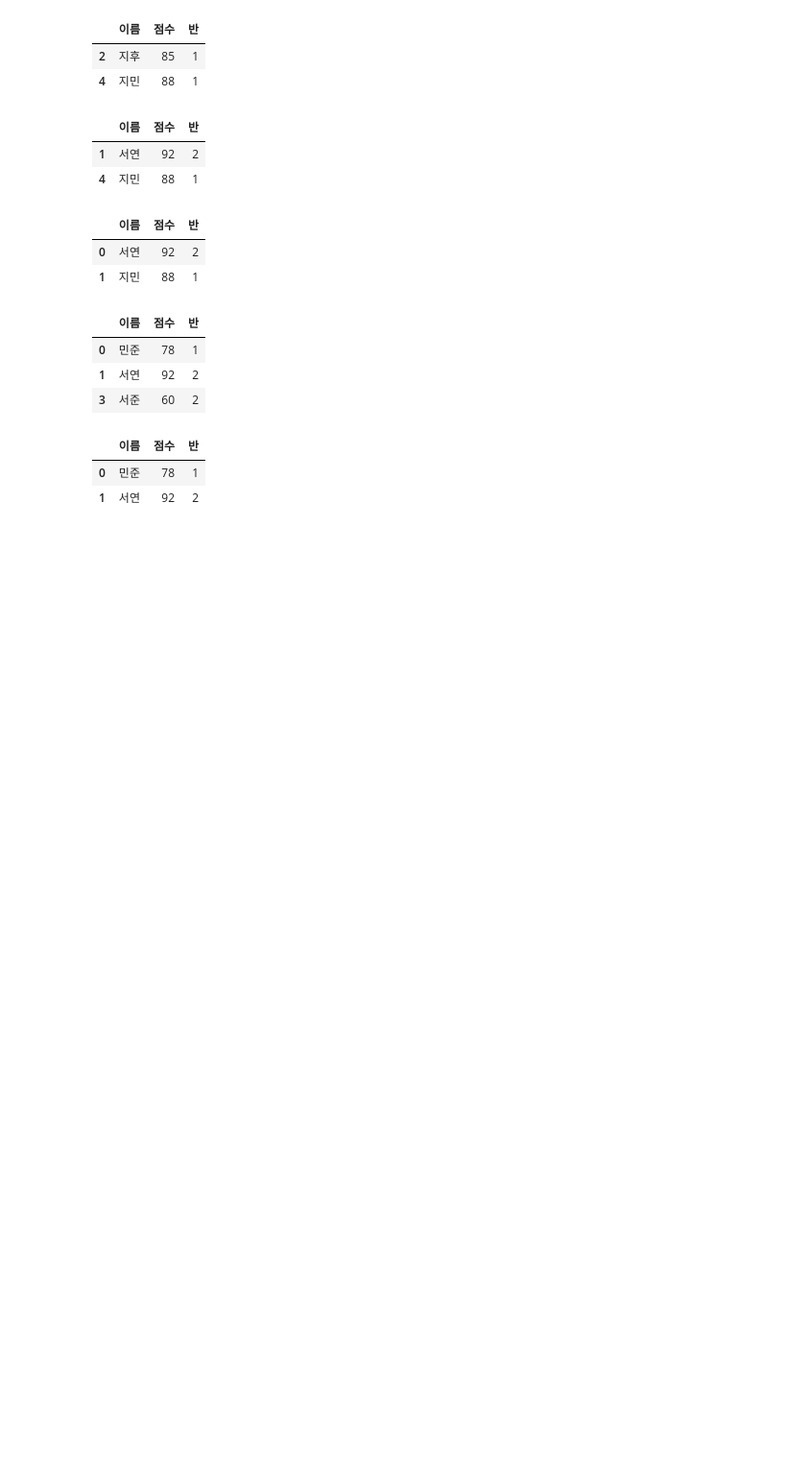
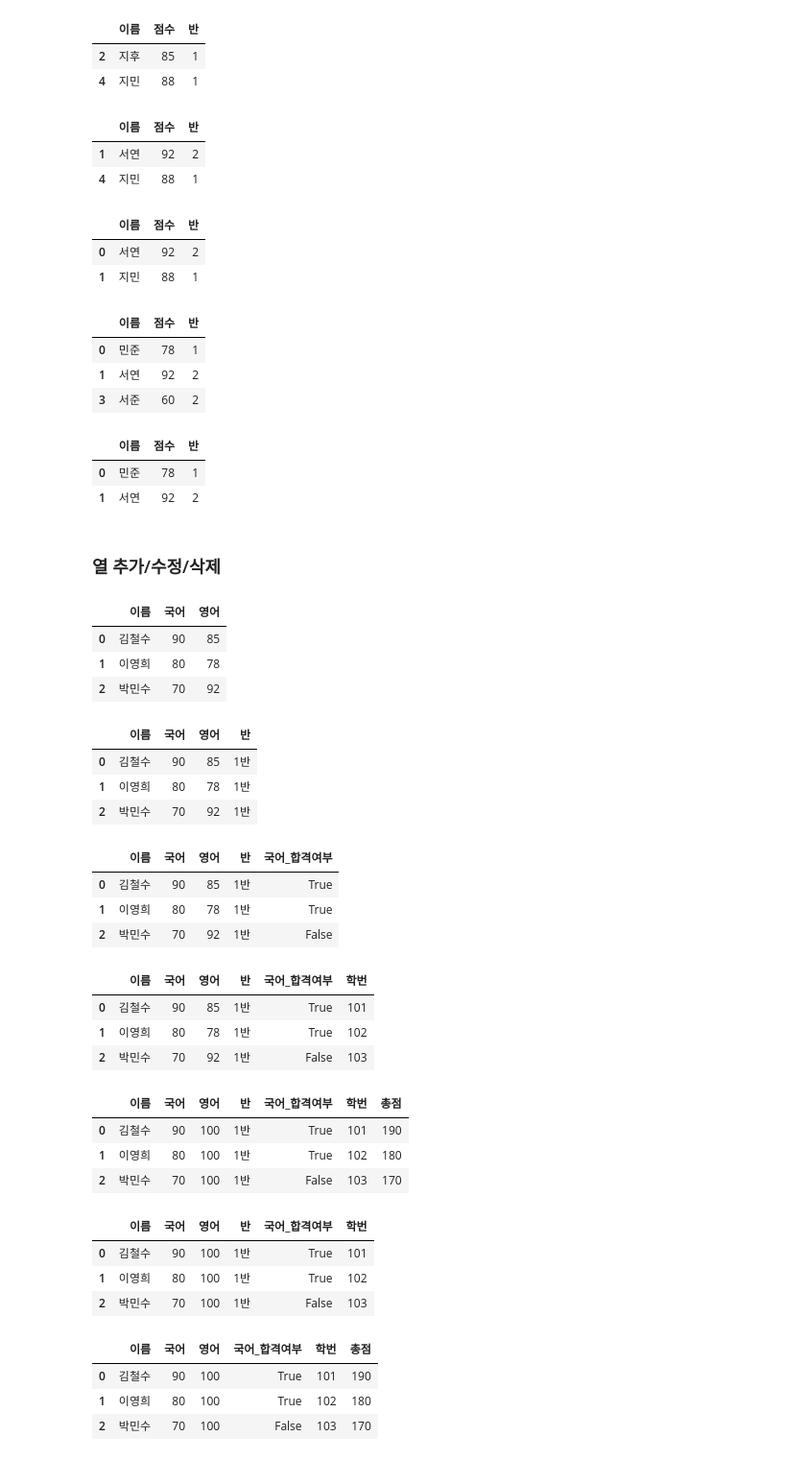
Before and after one commit to taehun96/python-library, a Jupyter notebook: notes/05_pandas(2).ipynb, the cells around one changed output. Shown: that part at 96% size. Cells and saved outputs as stored; diff of their text form; code cells hidden in the pictures; blank space fills up the shorter version.

```diff
--- a/notes/05_pandas(2).ipynb
+++ b/notes/05_pandas(2).ipynb
@@ -151,3 +151,65 @@ df_6
 |  | 이름 | 점수 | 반 |
 | 0 | 민준 | 78 | 1 |
 | 1 | 서연 | 92 | 2 |
+# %% [markdown]
+### 열 추가/수정/삭제
+# %%
+# 열 추가
+# df["컬럼명"] = "값"
+# 컬럼이 존재하면 수정 / 컬럼이 존재하지 않으면 추가
+df = pd.DataFrame({
+    '이름': ['김철수', '이영희', '박민수'],
+    '국어': [90, 80, 70],
+    '영어': [85, 78, 92]
+})
+df
+# %% [output]
+|  | 이름 | 국어 | 영어 |
+| 0 | 김철수 | 90 | 85 |
+| 1 | 이영희 | 80 | 78 |
+| 2 | 박민수 | 70 | 92 |
+# %%
+# 같은 값을 한번에 추가
+df["반"] = "1반"
+df
+# %% [output]
+|  | 이름 | 국어 | 영어 | 반 |
+| 0 | 김철수 | 90 | 85 | 1반 |
+| 1 | 이영희 | 80 | 78 | 1반 |
+| 2 | 박민수 | 70 | 92 | 1반 |
+# %%
+# 조건문을 통한 추가
+df["국어_합격여부"] = df["국어"] >= 80
+df
+# %% [output]
+|  | 이름 | 국어 | 영어 | 반 | 국어_합격여부 |
+| 0 | 김철수 | 90 | 85 | 1반 | True |
+| 1 | 이영희 | 80 | 78 | 1반 | True |
+| 2 | 박민수 | 70 | 92 | 1반 | False |
+# %%
+# 리스트/시리즈를 통한 열 추가
+df["학번"] = [101, 102, 103]
+df
+# %% [output]
+|  | 이름 | 국어 | 영어 | 반 | 국어_합격여부 | 학번 |
+| 0 | 김철수 | 90 | 85 | 1반 | True | 101 |
+| 1 | 이영희 | 80 | 78 | 1반 | True | 102 |
+| 2 | 박민수 | 70 | 92 | 1반 | False | 103 |
+# %%
+# 시리즈의 연산 결과로 새 열 추가
+df["총점"] = df["국어"] + df["영어"]
+df
+# %% [output]
+|  | 이름 | 국어 | 영어 | 반 | 국어_합격여부 | 학번 | 총점 |
+| 0 | 김철수 | 90 | 100 | 1반 | True | 101 | 190 |
+| 1 | 이영희 | 80 | 100 | 1반 | True | 102 | 180 |
+| 2 | 박민수 | 70 | 100 | 1반 | False | 103 | 170 |
+# %%
+# 기존 값을 한번에 변경
+df["영어"] = 100
+df
+# %% [output]
+|  | 이름 | 국어 | 영어 | 반 | 국어_합격여부 | 학번 |
+| 0 | 김철수 | 90 | 100 | 1반 | True | 101 |
+| 1 | 이영희 | 80 | 100 | 1반 | True | 102 |
+| 2 | 박민수 | 70 | 100 | 1반 | False | 103 |
@@ -153,0 +219,10 @@ df_6
+# %%
+# 열 삭제 : drop
+# 단일 열 삭제
+df2 = df.drop("반", axis=1)
+df2
+# %% [output]
+|  | 이름 | 국어 | 영어 | 국어_합격여부 | 학번 | 총점 |
+| 0 | 김철수 | 90 | 100 | True | 101 | 190 |
+| 1 | 이영희 | 80 | 100 | True | 102 | 180 |
+| 2 | 박민수 | 70 | 100 | False | 103 | 170 |
```
Also changed, not shown: parts of 21 cells of this notebook.
